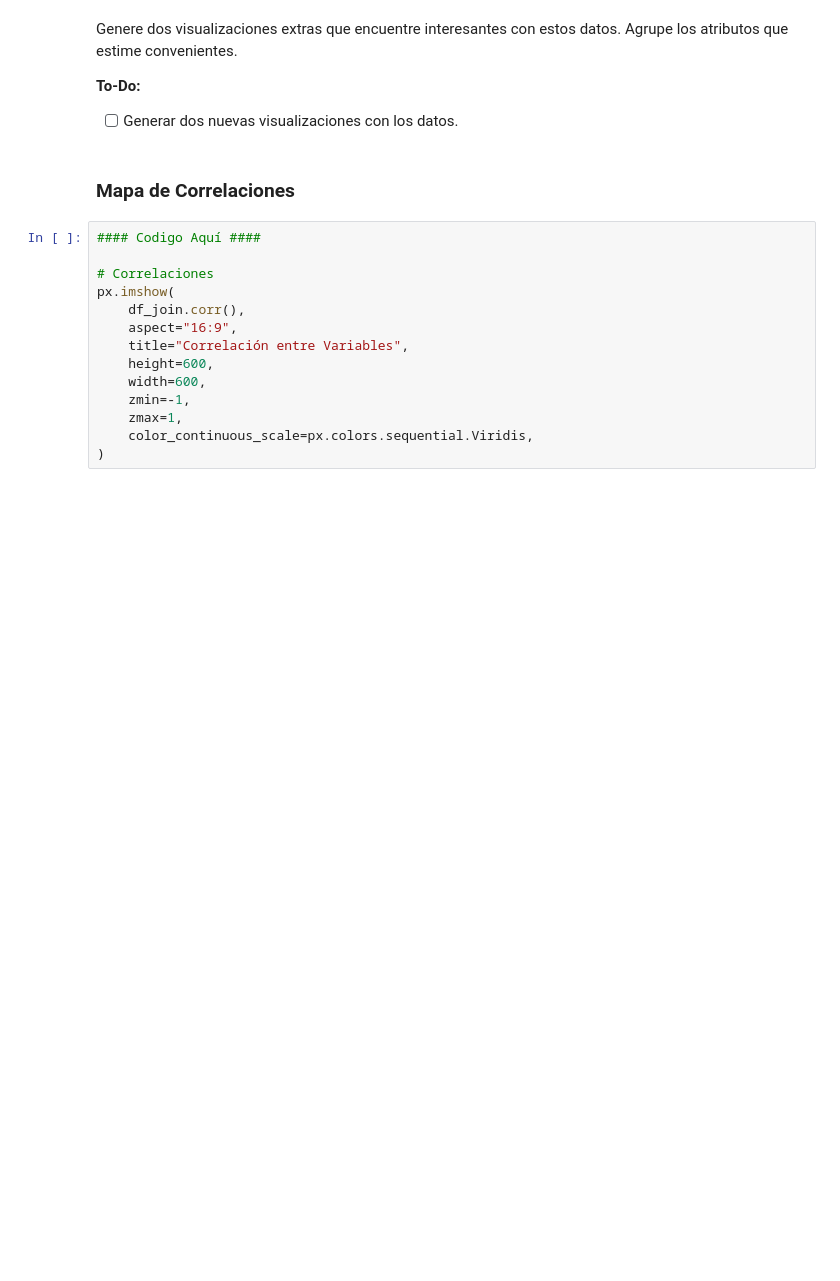
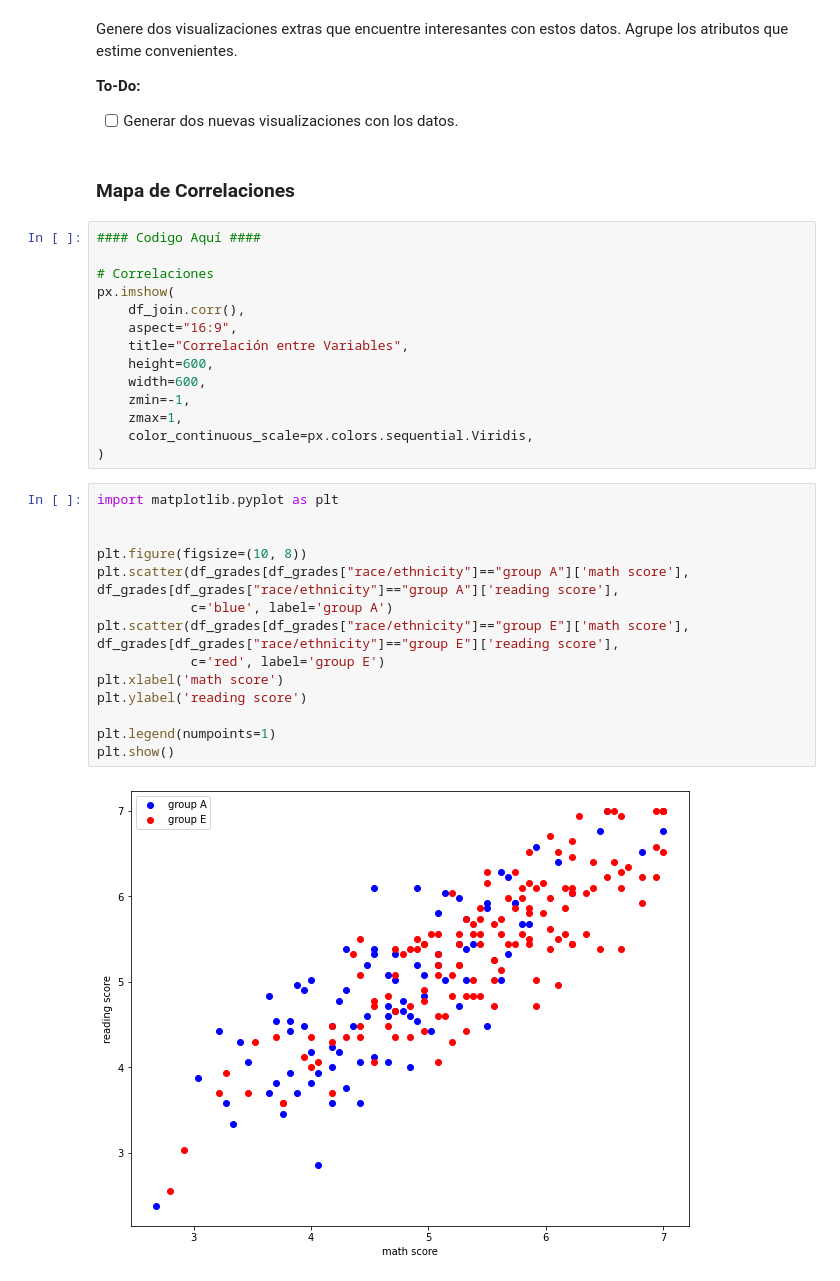
Before and after one commit to nicacevedo/Laboratorio-Ciencia-de-Datos, a Jupyter notebook: Lab2/Laboratoriov2.ipynb, the cells around one changed output. Drawn from its saved outputs; the diff is of its cells as text; blank space fills up the shorter version.

```diff
--- a/Lab2/Laboratoriov2.ipynb
+++ b/Lab2/Laboratoriov2.ipynb
@@ -736,6 +817,22 @@ px.imshow(
     zmax=1,
     color_continuous_scale=px.colors.sequential.Viridis,
 )
+# %%
+import matplotlib.pyplot as plt
+
+
+plt.figure(figsize=(10, 8))
+plt.scatter(df_grades[df_grades["race/ethnicity"]=="group A"]['math score'], df_grades[df_grades["race/ethnicity"]=="group A"]['reading score'],
+            c='blue', label='group A')
+plt.scatter(df_grades[df_grades["race/ethnicity"]=="group E"]['math score'], df_grades[df_grades["race/ethnicity"]=="group E"]['reading score'],
+            c='red', label='group E')
+plt.xlabel('math score')
+plt.ylabel('reading score')
+
+plt.legend(numpoints=1)
+plt.show()
+# %% [output]
+[figure, added]
 # %% [markdown]
 # Conclusión
 Eso ha sido todo para el lab de hoy, recuerden que el laboratorio tiene un plazo de entrega de una semana y que **los días de atraso no se pueden utilizar para entregas de lab** solo para tareas. Cualquier duda del laboratorio, no duden en contactarnos por mail o U-cursos.
```
Also changed, not shown: parts of 20 cells of this notebook.
